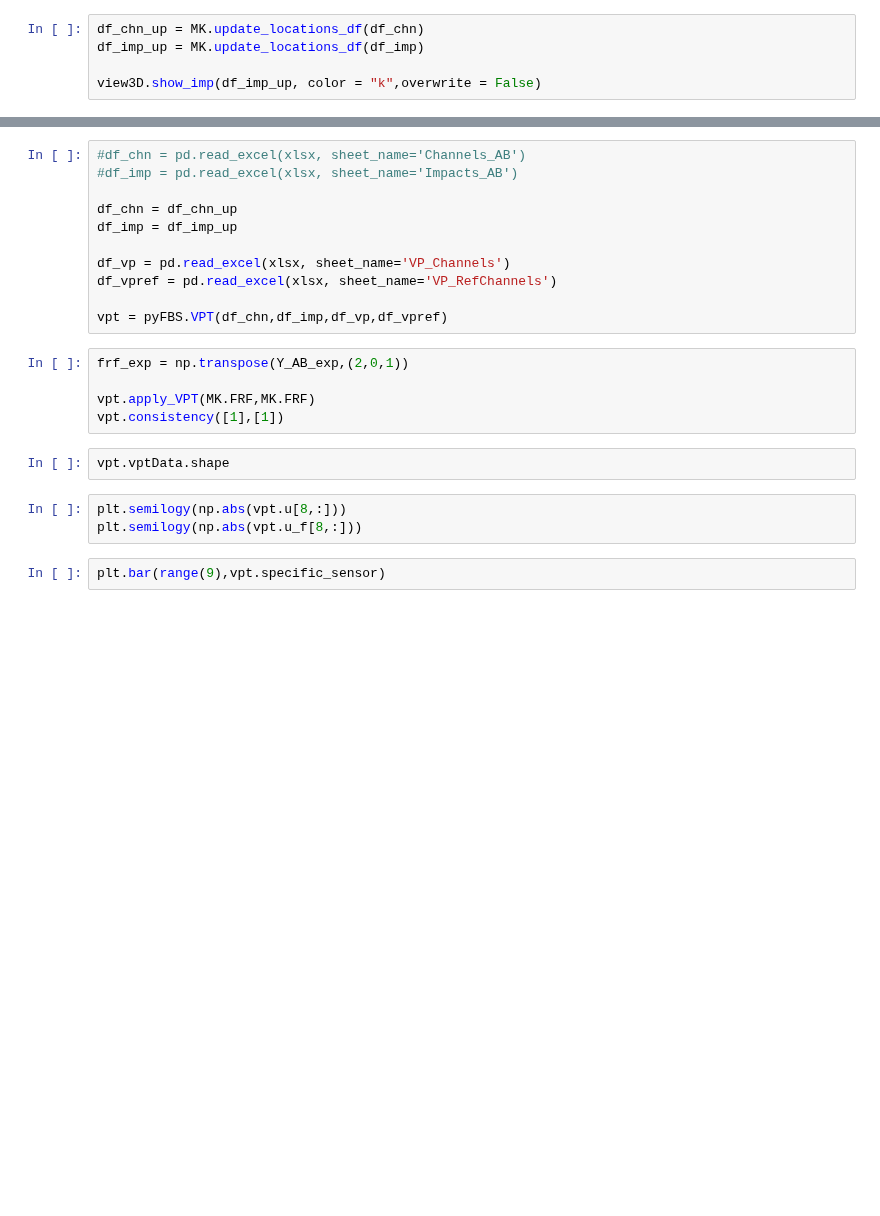
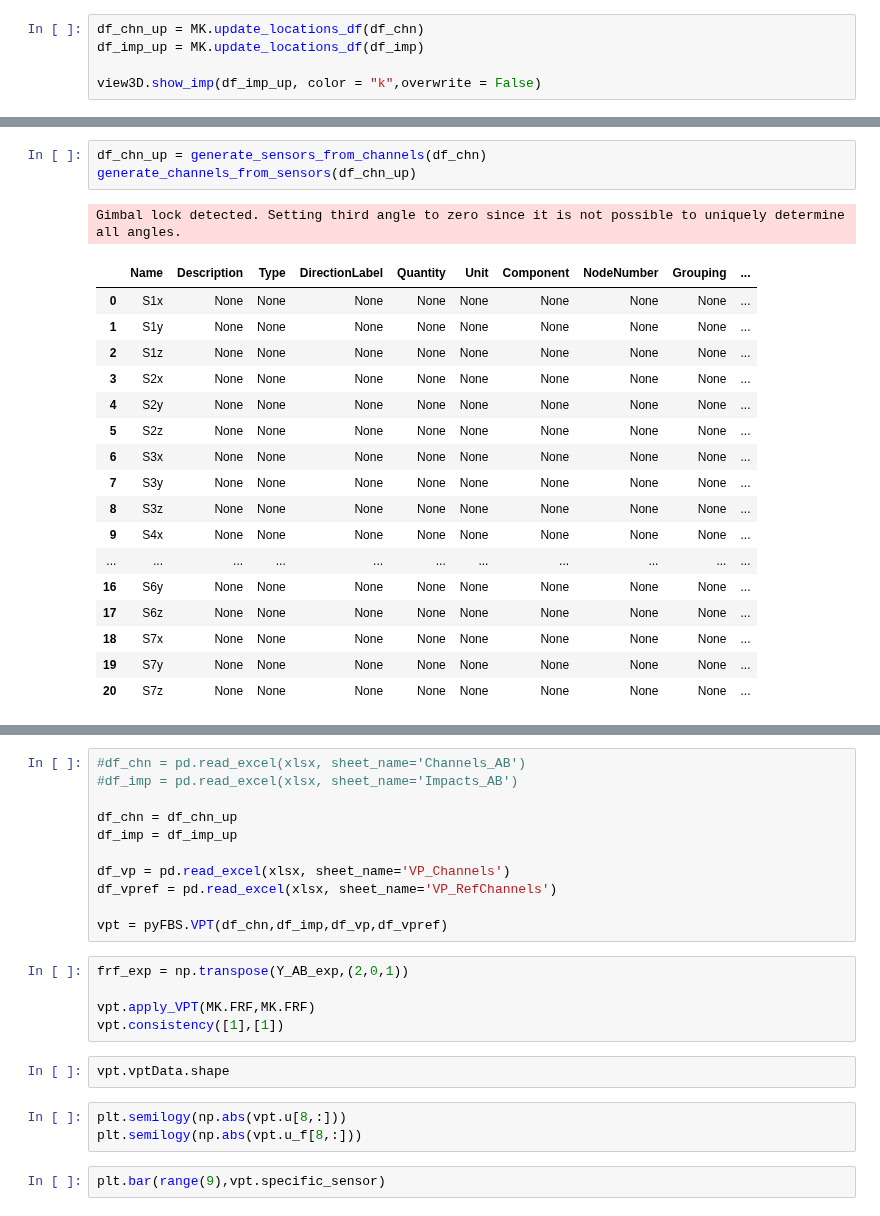
Before and after one commit to yannikmadeheim-del/pyFBS-nonlinear, a Jupyter notebook: examples/MCK_AM.ipynb, the cells around one changed output, grey strips where cells are left out. Drawn from its saved outputs; the diff is of its cells as text; blank space fills up the shorter version.

```diff
--- a/examples/MCK_AM.ipynb
+++ b/examples/MCK_AM.ipynb
@@ -103,0 +96,22 @@ freq, Y_AB_exp = np.load(r"../data/lab_testbench/Measurements/Y_AB.p",allow_pick
+# %%
+df_chn_up = generate_sensors_from_channels(df_chn)
+generate_channels_from_sensors(df_chn_up)
+# %% [output]
+Gimbal lock detected. Setting third angle to zero since it is not possible to uniquely determine all angles.
+|  | Name | Description | Type | DirectionLabel | Quantity | Unit | Component | NodeNumber | Grouping | ... |
+| 0 | S1x | None | None | None | None | None | None | None | None | ... |
+| 1 | S1y | None | None | None | None | None | None | None | None | ... |
+| 2 | S1z | None | None | None | None | None | None | None | None | ... |
+| 3 | S2x | None | None | None | None | None | None | None | None | ... |
+| 4 | S2y | None | None | None | None | None | None | None | None | ... |
+| 5 | S2z | None | None | None | None | None | None | None | None | ... |
+| 6 | S3x | None | None | None | None | None | None | None | None | ... |
+| 7 | S3y | None | None | None | None | None | None | None | None | ... |
+| 8 | S3z | None | None | None | None | None | None | None | None | ... |
+| 9 | S4x | None | None | None | None | None | None | None | None | ... |
+| ... | ... | ... | ... | ... | ... | ... | ... | ... | ... | ... |
+| 16 | S6y | None | None | None | None | None | None | None | None | ... |
+| 17 | S6z | None | None | None | None | None | None | None | None | ... |
+| 18 | S7x | None | None | None | None | None | None | None | None | ... |
+| 19 | S7y | None | None | None | None | None | None | None | None | ... |
+| 20 | S7z | None | None | None | None | None | None | None | None | ... |
```
Also changed, not shown: parts of 24 cells of this notebook, 11 other files.
